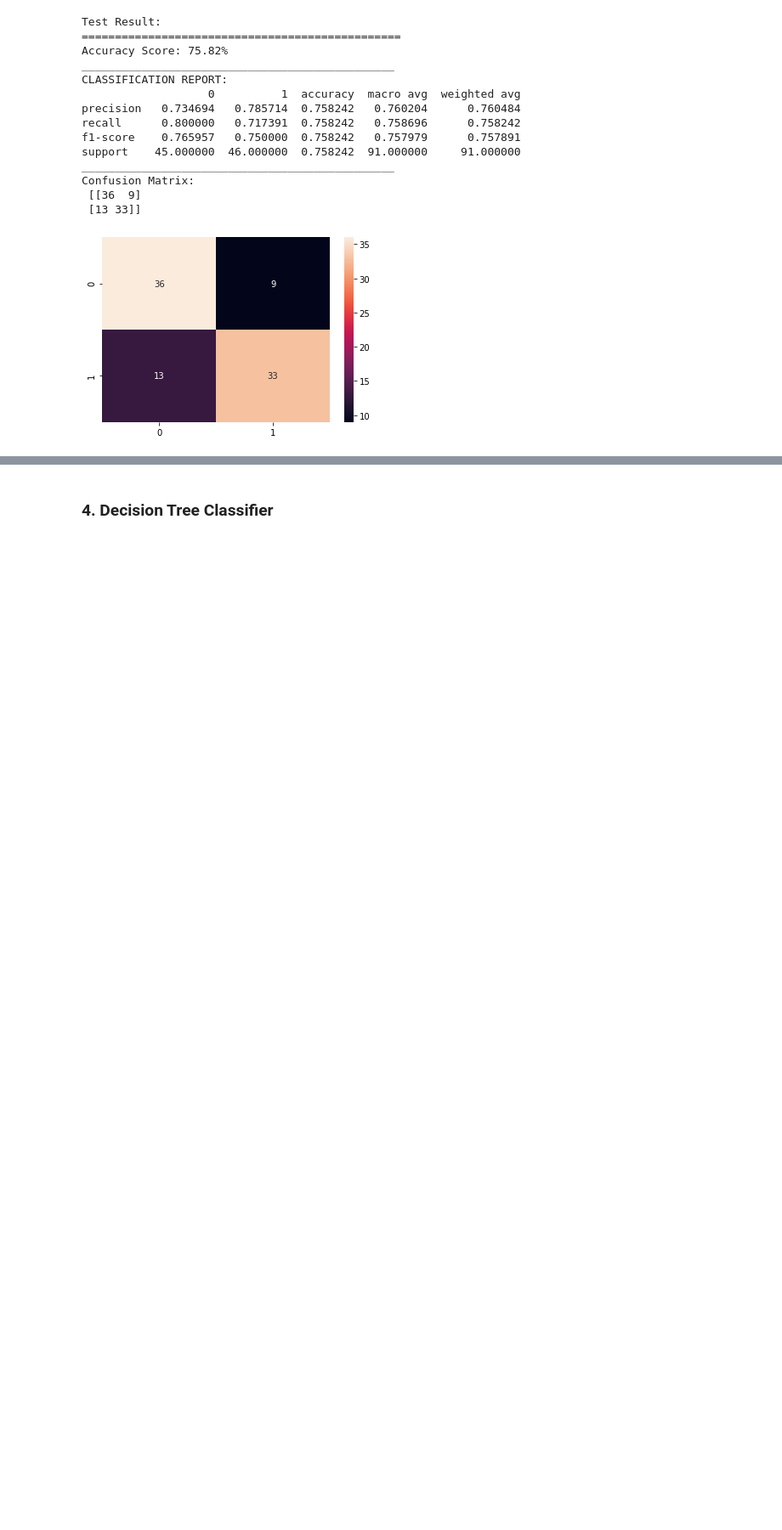
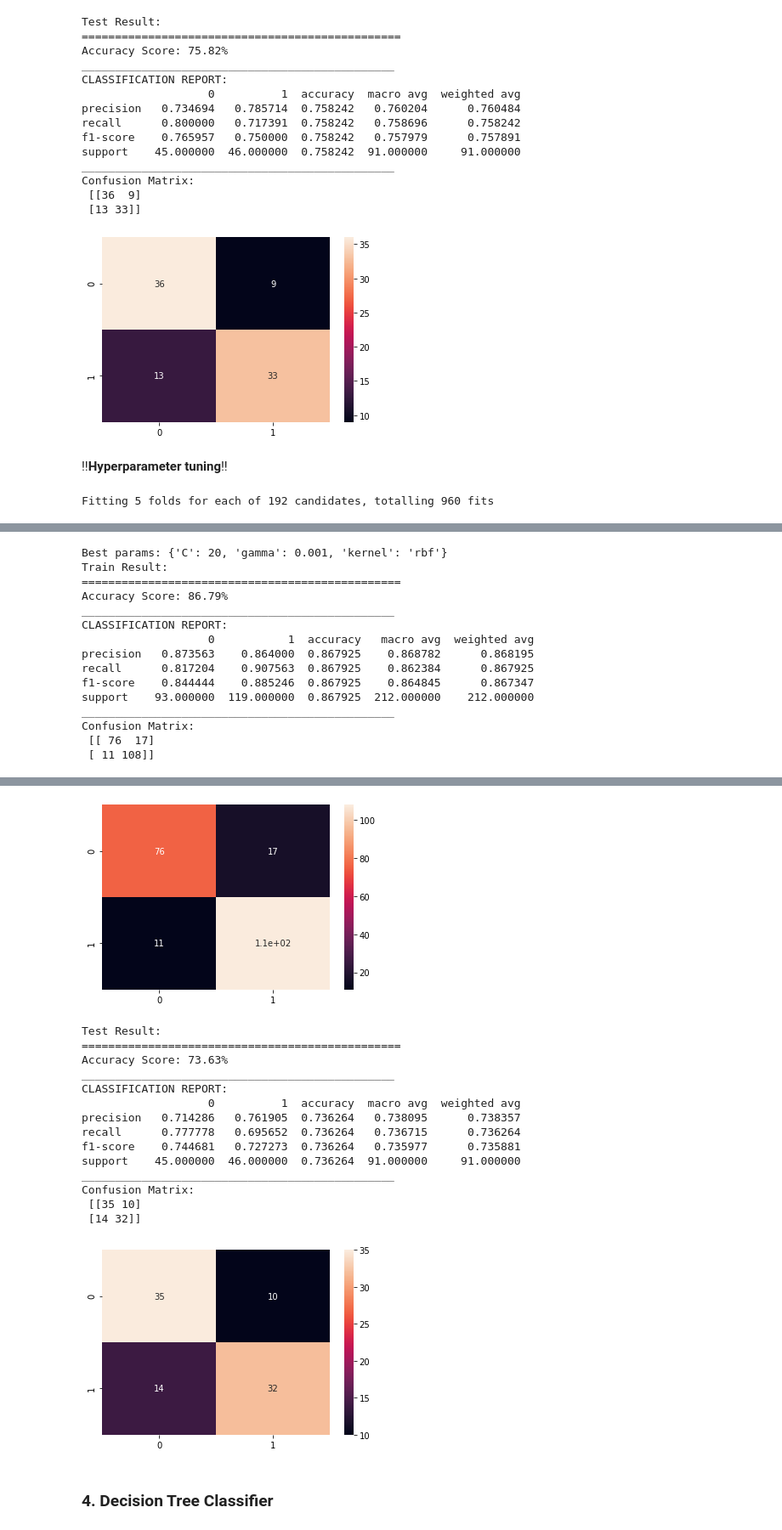
Before and after one commit to AdamHorvath12/Heart-Disease-Prediction, a Jupyter notebook: Heart-Disease-Prediction.ipynb, the cells around one changed output, grey strips where cells are left out. Shown at 85% size. Cells and saved outputs as stored; diff of their text form; code cells hidden in the pictures; blank space fills up the shorter version.

```diff
--- a/Heart-Disease-Prediction.ipynb
+++ b/Heart-Disease-Prediction.ipynb
@@ -340,3 +395,24 @@ Confusion Matrix:
  [[36  9]
  [13 33]]
 [figure]
+# %% [markdown]
+ !!**Hyperparameter tuning**!!
+# %%
+svm_clf = SVC(kernel='rbf', gamma=0.1, C=1.0)
+
+params = {"C":(0.1, 0.5, 1, 2, 5, 10, 20, 25),
+          "gamma":(0.001, 0.01, 0.1, 0.25, 0.5, 0.75, 1, 1.25),
+          "kernel":('linear', 'poly', 'rbf')}
+
+svm_cv = GridSearchCV(svm_clf, params, n_jobs=-1, cv=5, verbose=1, scoring="accuracy")
+svm_cv.fit(X_train, y_train)
+best_params = svm_cv.best_params_
+print(f"Best params: {best_params}")
+
+svm_clf_tuned = SVC(**best_params)
+svm_clf_tuned.fit(X_train, y_train)
+
+print_score(svm_clf_tuned, X_train, y_train, X_test, y_test, train=True)
+print_score(svm_clf_tuned, X_train, y_train, X_test, y_test, train=False)
+# %% [output]
+Fitting 5 folds for each of 192 candidates, totalling 960 fits
@@ -342,0 +421,15 @@ Confusion Matrix:
+Best params: {'C': 20, 'gamma': 0.001, 'kernel': 'rbf'}
+Train Result:
+================================================
+Accuracy Score: 86.79%
+_______________________________________________
+CLASSIFICATION REPORT:
+                   0           1  accuracy   macro avg  weighted avg
+precision   0.873563    0.864000  0.867925    0.868782      0.868195
+recall      0.817204    0.907563  0.867925    0.862384      0.867925
+f1-score    0.844444    0.885246  0.867925    0.864845      0.867347
+support    93.000000  119.000000  0.867925  212.000000    212.000000
+_______________________________________________
+Confusion Matrix:
+ [[ 76  17]
+ [ 11 108]]
@@ -343,3 +437,19 @@ Confusion Matrix:
+[figure, added]
+Test Result:
+================================================
+Accuracy Score: 73.63%
+_______________________________________________
+CLASSIFICATION REPORT:
+                   0          1  accuracy  macro avg  weighted avg
+precision   0.714286   0.761905  0.736264   0.738095      0.738357
+recall      0.777778   0.695652  0.736264   0.736715      0.736264
+f1-score    0.744681   0.727273  0.736264   0.735977      0.735881
+support    45.000000  46.000000  0.736264  91.000000     91.000000
+_______________________________________________
+Confusion Matrix:
+ [[35 10]
+ [14 32]]
+[figure, added]
 # %% [markdown]
 ### 4. Decision Tree Classifier
 # %%
```
Also changed, not shown: parts of 11 cells of this notebook, 1 other file.
